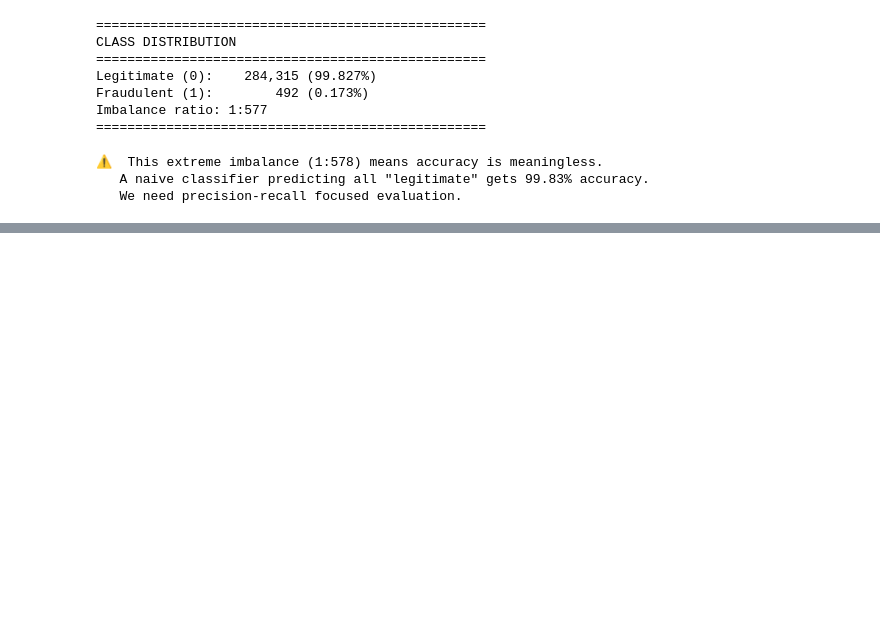
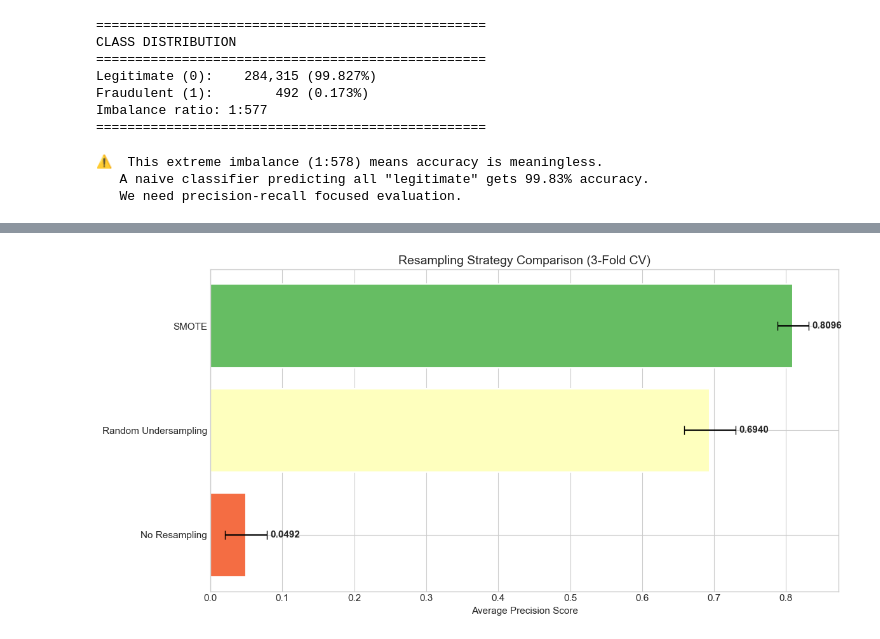
Before and after one commit to rushibankar3/Credit-card-fraud-detection-, a Jupyter notebook: credit-card-fraud-detection.ipynb, the cells around one changed output, grey strips where cells are left out. Saved outputs shown, nothing was run; the diff lists cells and outputs as text; code cells hidden in the pictures; blank space fills up the shorter version.

```diff
--- a/credit-card-fraud-detection.ipynb
+++ b/credit-card-fraud-detection.ipynb
@@ -190,0 +297,12 @@ print(f'\n🔑 Top discriminative features: {", ".join(top_features)}')
+# %%
+# Train-test split with stratification
+X = df_eng.drop('Class', axis=1)
+y = df_eng['Class']
+
+X_train, X_test, y_train, y_test = train_test_split(
+    X, y, test_size=0.2, random_state=RANDOM_STATE, stratify=y
+)
+
+print(f'Training set: {X_train.shape[0]:,} samples ({y_train.sum():,} fraud)')
+print(f'Test set:     {X_test.shape[0]:,} samples ({y_test.sum():,} fraud)')
+print(f'\nFraud ratio preserved: Train={y_train.mean():.4f}, Test={y_test.mean():.4f}')
@@ -190,0 +374,22 @@ print(f'\n🔑 Top discriminative features: {", ".join(top_features)}')
+# %%
+# Visualize resampling comparison
+fig, ax = plt.subplots(figsize=(12, 6))
+
+results_df = pd.DataFrame(resampling_results)
+means = results_df.mean().sort_values(ascending=True)
+stds = results_df.std()[means.index]
+
+colors = plt.cm.RdYlGn(np.linspace(0.2, 0.8, len(means)))
+bars = ax.barh(means.index, means.values, xerr=stds.values,
+               color=colors, capsize=5, edgecolor='white', linewidth=1.5)
+
+for bar, mean, std in zip(bars, means.values, stds.values):
+    ax.text(mean + std + 0.005, bar.get_y() + bar.get_height()/2,
+            f'{mean:.4f}', va='center', fontweight='bold')
+
+ax.set_xlabel('Average Precision Score')
+ax.set_title('Resampling Strategy Comparison (3-Fold CV)', fontsize=14)
+plt.tight_layout()
+plt.show()
+# %% [output]
+[figure, added]
```
Also changed, not shown: parts of 10 cells of this notebook.
